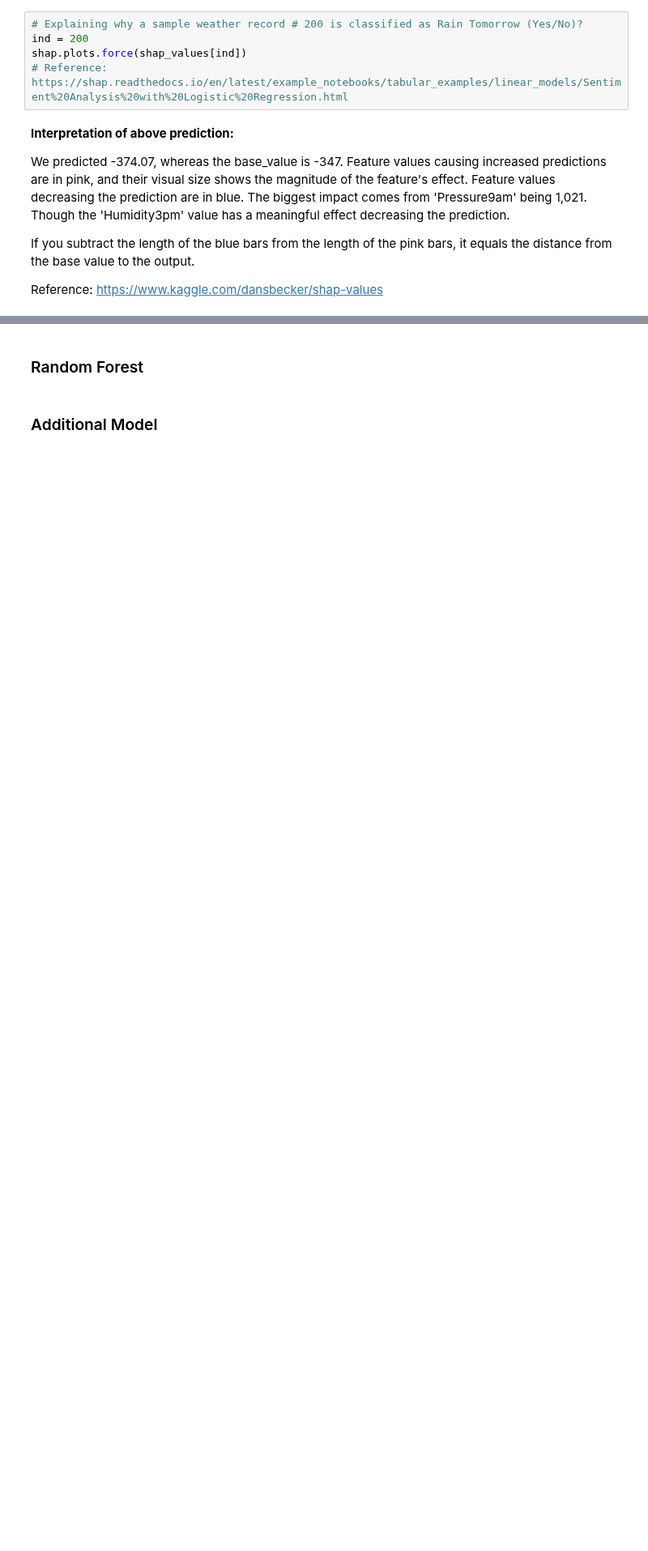
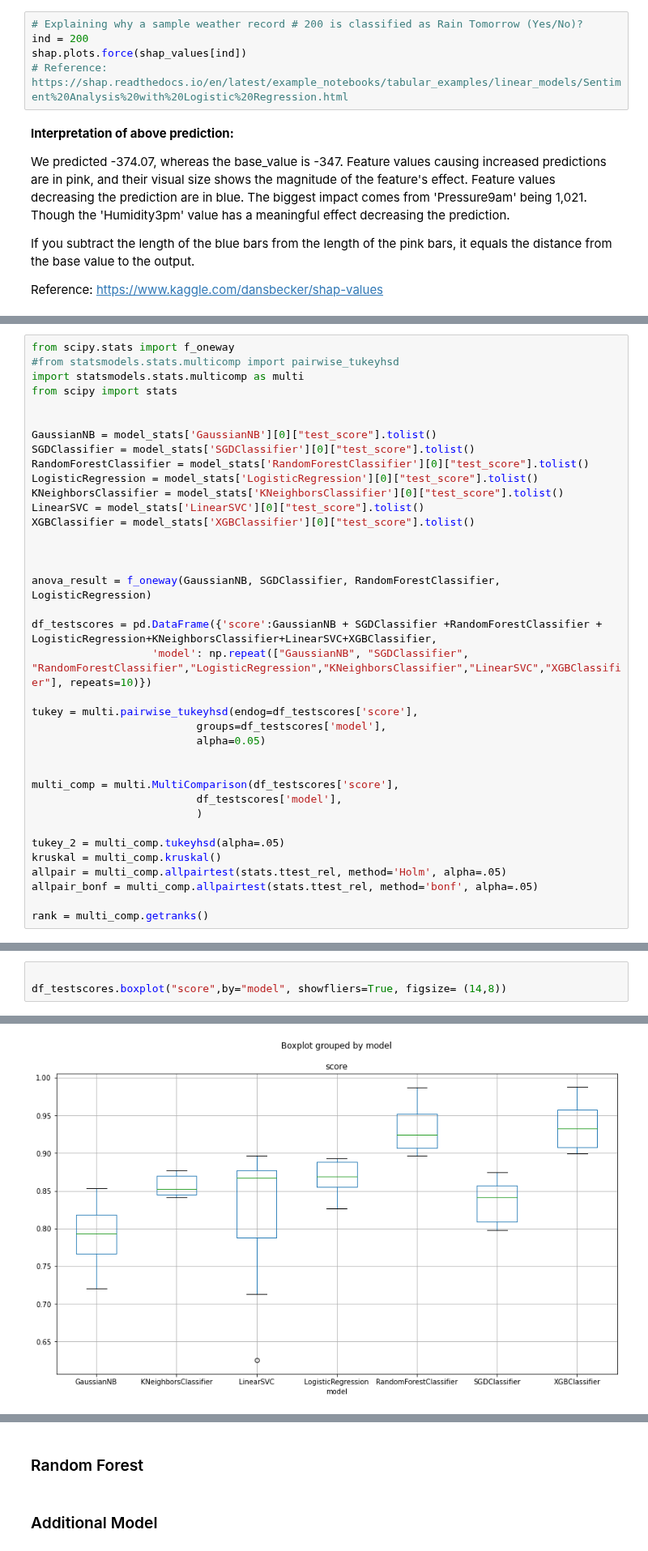
Before and after one commit to ravisiv/AussieWeatherEDA, a Jupyter notebook: Lab2_Group3_Chowdhury_Mittal_Srivastava_Sivaraman.ipynb, the cells around one changed output, grey strips where cells are left out. Shown at 81% size. Drawn from its saved outputs; the diff is of its cells as text; blank space fills up the shorter version.

Commit message:
Added Models
Stats comparison for models

```diff
--- a/Lab2_Group3_Chowdhury_Mittal_Srivastava_Sivaraman.ipynb
+++ b/Lab2_Group3_Chowdhury_Mittal_Srivastava_Sivaraman.ipynb
@@ -897,0 +1080,37 @@ Reference: https://www.kaggle.com/dansbecker/shap-values
+# %%
+from scipy.stats import f_oneway
+#from statsmodels.stats.multicomp import pairwise_tukeyhsd
+import statsmodels.stats.multicomp as multi
+from scipy import stats
+
+
+GaussianNB = model_stats['GaussianNB'][0]["test_score"].tolist()
+SGDClassifier = model_stats['SGDClassifier'][0]["test_score"].tolist()
+RandomForestClassifier = model_stats['RandomForestClassifier'][0]["test_score"].tolist()
+LogisticRegression = model_stats['LogisticRegression'][0]["test_score"].tolist()
+KNeighborsClassifier = model_stats['KNeighborsClassifier'][0]["test_score"].tolist()
+LinearSVC = model_stats['LinearSVC'][0]["test_score"].tolist()
+XGBClassifier = model_stats['XGBClassifier'][0]["test_score"].tolist()
+
+
+
+anova_result = f_oneway(GaussianNB, SGDClassifier, RandomForestClassifier, LogisticRegression)
+
+df_testscores = pd.DataFrame({'score':GaussianNB + SGDClassifier +RandomForestClassifier + LogisticRegression+KNeighborsClassifier+LinearSVC+XGBClassifier,
+                   'model': np.repeat(["GaussianNB", "SGDClassifier", "RandomForestClassifier","LogisticRegression","KNeighborsClassifier","LinearSVC","XGBClassifier"], repeats=10)})
+
+tukey = multi.pairwise_tukeyhsd(endog=df_testscores['score'],
+                          groups=df_testscores['model'],
+                          alpha=0.05)
+
+
+multi_comp = multi.MultiComparison(df_testscores['score'],
+                          df_testscores['model'],
+                          )
+
+tukey_2 = multi_comp.tukeyhsd(alpha=.05)
+kruskal = multi_comp.kruskal()
+allpair = multi_comp.allpairtest(stats.ttest_rel, method='Holm', alpha=.05)
+allpair_bonf = multi_comp.allpairtest(stats.ttest_rel, method='bonf', alpha=.05)
+
+rank = multi_comp.getranks()
@@ -897,0 +1155,4 @@ Reference: https://www.kaggle.com/dansbecker/shap-values
+# %%
+
+df_testscores.boxplot("score",by="model", showfliers=True, figsize= (14,8))
+# %% [output]
@@ -897,0 +1160 @@ Reference: https://www.kaggle.com/dansbecker/shap-values
+[figure, added]
```
Also changed, not shown: parts of 53 cells of this notebook.
